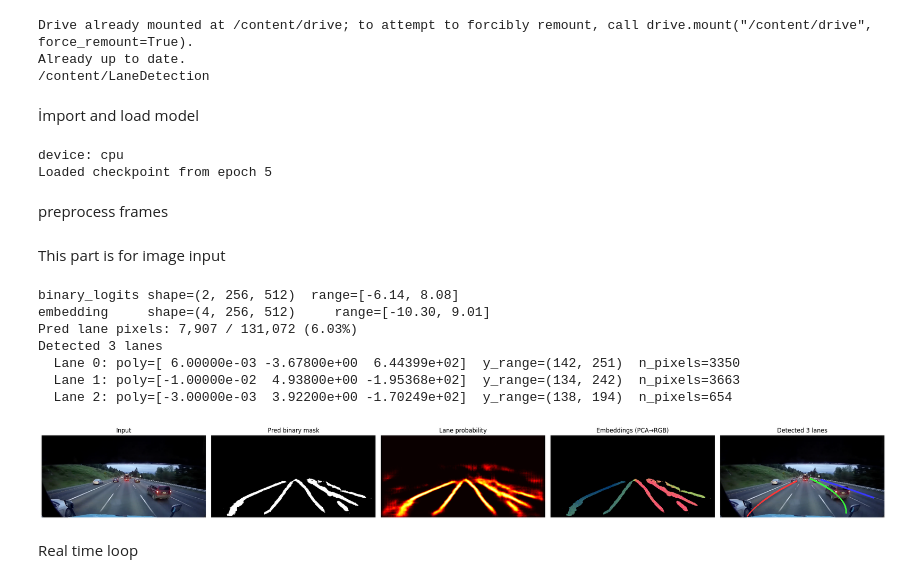
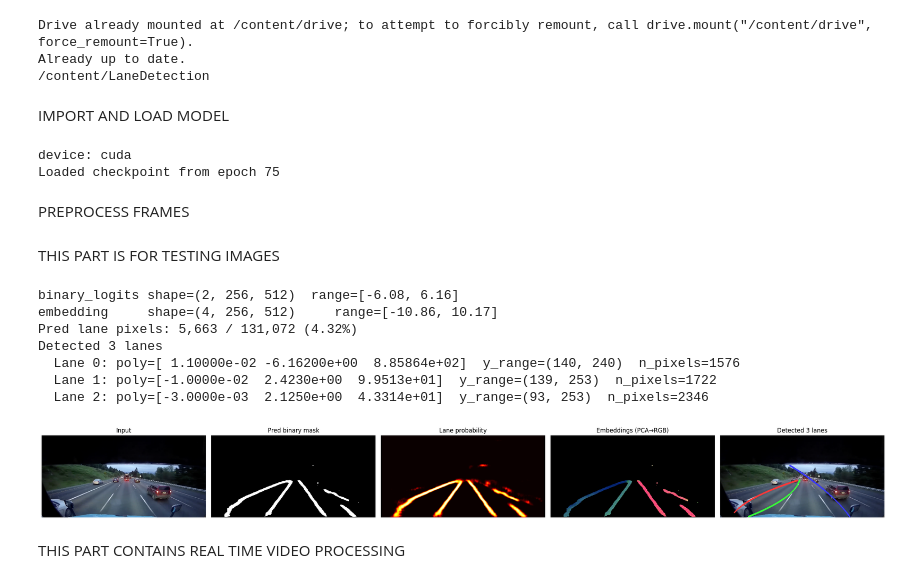
Before and after one commit to abdullahtapanci/LaneDetection, a Jupyter notebook: realTime.ipynb, the cells around one changed output. Saved outputs shown, nothing was run; the diff lists cells and outputs as text; code cells hidden in the pictures.

```diff
--- a/realTime.ipynb
+++ b/realTime.ipynb
@@ -18,7 +18,7 @@ Drive already mounted at /content/drive; to attempt to forcibly remount, call dr
 Already up to date.
 /content/LaneDetection
 # %% [markdown]
-İmport and load model
+IMPORT AND LOAD MODEL
 # %%
 import os, time, cv2, torch
 import numpy as np
@@ -32,18 +32,30 @@ from src.postprocess import my_postprocess, draw_lanes
 device = "cuda" if torch.cuda.is_available() else "cpu"
 print("device:", device)
 
-# Load model + checkpoint
-CKPT_PATH = "/content/drive/MyDrive/Lane_Detection_Project/checkpoints/best.pt"
-# CKPT_PATH = "checkpoints/best.pt"   # local
+#Checkpoint path
+CKPT_PATH = "/content/drive/MyDrive/Lane_Detection_Project/checkpoints/last.pt"
 
+#Load the model
 model = LaneNet(embedding_dim=4).to(device)
+#Load the checkpoint
 ckpt  = torch.load(CKPT_PATH, map_location=device)
+#Load the model state dict from the checkpoint. Model state dict maps each layer in your network to its specific
+#tensors (the weight and bias values).
+# #It is like:
+# {
+#     'encoder.layer1.weight': tensor([[ 0.12, -0.05, ...], ...]),
+#     'encoder.layer1.bias':   tensor([ 0.01,  0.03, ...]),
+#     ...
+# }
 model.load_state_dict(ckpt['model_state_dict'])
+#Set the model to evaluation mode. In this mode the dropout and batch normalization layers will not be used. It switches
+#the model from training mode to evaluation mode. All neurons are kept active to get the most accurate prediction. Even if we
+#pass in a single image, the normalization is consistent with the whole dataset.
 model.eval()
 print(f"Loaded checkpoint from epoch {ckpt['epoch']}")
 # %% [output]
-device: cpu
-Loaded checkpoint from epoch 5
+device: cuda
+Loaded checkpoint from epoch 75
 # %% [markdown]
-preprocess frames
+PREPROCESS FRAMES
 # %%
@@ -61,7 +73,7 @@ def preprocess_frame(frame_bgr, target_w=cfg.IMAGE_WIDTH, target_h=cfg.IMAGE_HEI
     t = torch.from_numpy(f).permute(2, 0, 1).unsqueeze(0)   # (1, 3, H, W)
     return t, frame_rgb
 # %% [markdown]
-This part is for image input
+THIS PART IS FOR TESTING IMAGES
 # %%
 from sklearn.decomposition import PCA
 
@@ -69,7 +81,7 @@ IMAGE_PATH = "/content/drive/MyDrive/Lane_Detection_Project/sampleImages/testIma
 # IMAGE_PATH = "samples/test.jpg"   # local
 
 # Hyperparams
-EPS, MIN_SAMPLES, MIN_PIXELS, BANDWIDTH = 0.2, 50, 100, 1.0
+EPS, MIN_SAMPLES, MIN_PIXELS, BANDWIDTH = 0.2, 50, 100, 1.5
 
 # --- Read image ---
 frame_bgr = cv2.imread(IMAGE_PATH)
@@ -100,41 +112,41 @@ print(f"Pred lane pixels: {binary_pred.sum():,} / {binary_pred.size:,} "
 print(f"Detected {len(lanes)} lanes")
 for i, l in enumerate(lanes):
     print(f"  Lane {i}: poly={l['poly'].round(3)}  y_range={l['y_range']}  "
           f"n_pixels={len(l['pixels'])}")
 
 # --- Embedding PCA → RGB (only at predicted lane pixels) ---
 D, H, W = emb_np.shape
 emb_flat = emb_np.reshape(D, -1).T
 lane_mask = binary_pred.astype(bool).flatten()
 emb_rgb = np.zeros((H * W, 3), dtype=np.float32)
 if lane_mask.sum() >= 3:
     pca = PCA(n_components=3).fit_transform(emb_flat[lane_mask])
     pca -= pca.min(axis=0); pca /= pca.max(axis=0) + 1e-8
     emb_rgb[lane_mask] = pca
 emb_rgb = emb_rgb.reshape(H, W, 3)
 
 # --- Draw lanes ---
 annotated = draw_lanes(frame_rgb.copy(), lanes)
 
 # --- 5-panel visualization ---
 fig, axes = plt.subplots(1, 5, figsize=(24, 5))
 axes[0].imshow(frame_rgb);                                axes[0].set_title("Input")
 axes[1].imshow(binary_pred, cmap="gray");                 axes[1].set_title("Pred binary mask")
 axes[2].imshow(binary_prob, cmap="hot", vmin=0, vmax=1);  axes[2].set_title("Lane probability")
 axes[3].imshow(emb_rgb);                                  axes[3].set_title("Embeddings (PCA→RGB)")
 axes[4].imshow(annotated);                                axes[4].set_title(f"Detected {len(lanes)} lanes")
 for a in axes: a.axis("off")
 plt.tight_layout(); plt.show()
 # %% [output]
-binary_logits shape=(2, 256, 512)  range=[-6.14, 8.08]
-embedding     shape=(4, 256, 512)     range=[-10.30, 9.01]
-Pred lane pixels: 7,907 / 131,072 (6.03%)
+binary_logits shape=(2, 256, 512)  range=[-6.08, 6.16]
+embedding     shape=(4, 256, 512)     range=[-10.86, 10.17]
+Pred lane pixels: 5,663 / 131,072 (4.32%)
 Detected 3 lanes
-  Lane 0: poly=[ 6.00000e-03 -3.67800e+00  6.44399e+02]  y_range=(142, 251)  n_pixels=3350
-  Lane 1: poly=[-1.00000e-02  4.93800e+00 -1.95368e+02]  y_range=(134, 242)  n_pixels=3663
-  Lane 2: poly=[-3.00000e-03  3.92200e+00 -1.70249e+02]  y_range=(138, 194)  n_pixels=654
+  Lane 0: poly=[ 1.10000e-02 -6.16200e+00  8.85864e+02]  y_range=(140, 240)  n_pixels=1576
+  Lane 1: poly=[-1.0000e-02  2.4230e+00  9.9513e+01]  y_range=(139, 253)  n_pixels=1722
+  Lane 2: poly=[-3.0000e-03  2.1250e+00  4.3314e+01]  y_range=(93, 253)  n_pixels=2346
-[figure, old version]
+[figure, new version]
 # %% [markdown]
-Real time loop
+THIS PART CONTAINS REAL TIME VIDEO PROCESSING
 # %%
 VIDEO_PATH = "/content/drive/MyDrive/Lane_Detection_Project/sampleVideos/testVideo1.mp4"
```
Also changed, not shown: parts of 11 cells of this notebook, 7 other files.
